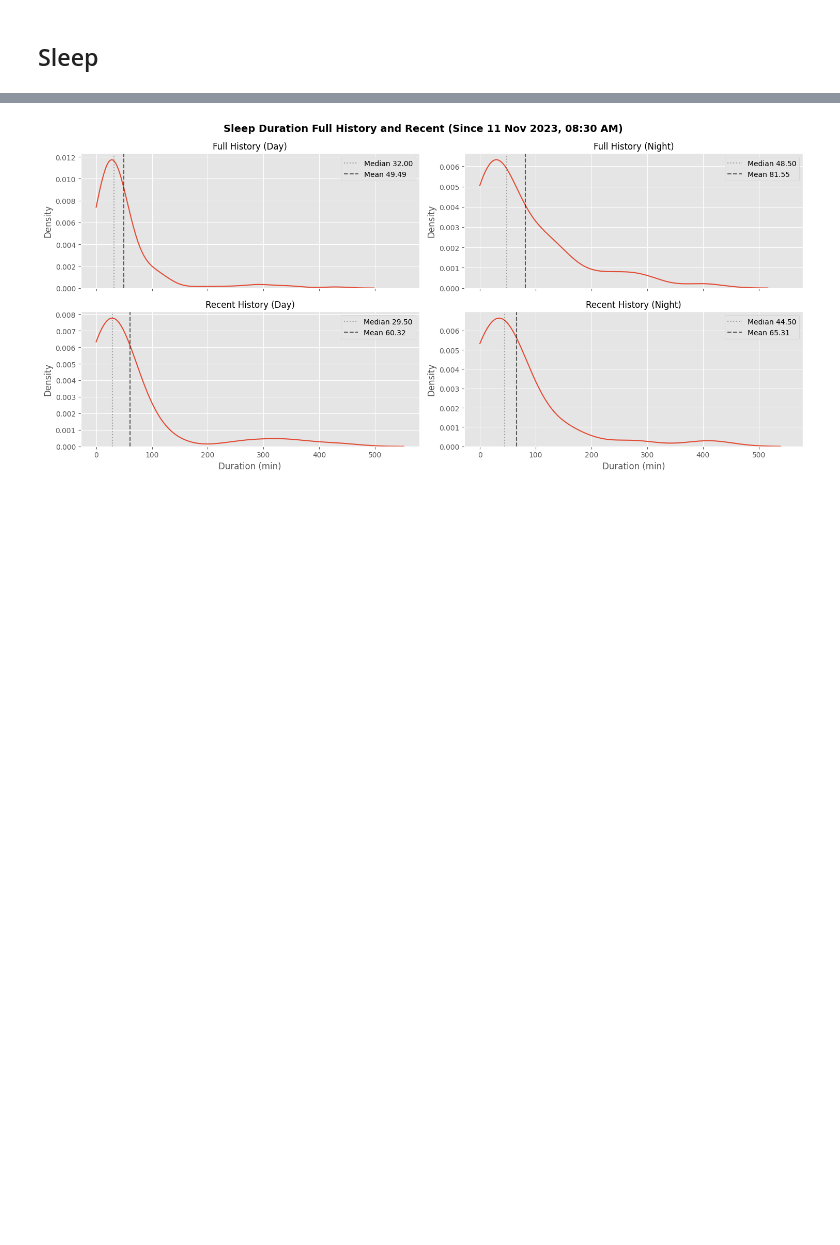
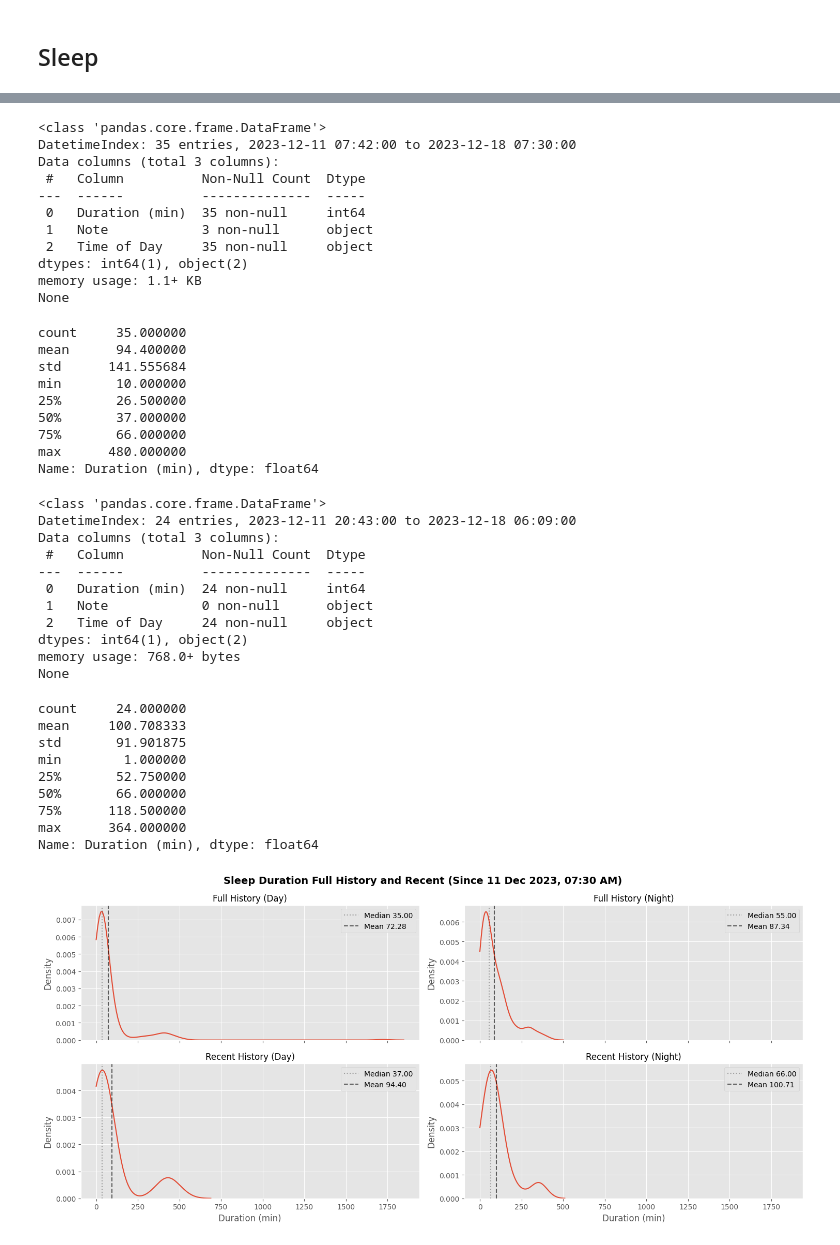
Before and after one commit to jgalloway42/andrews_baby_tracker, a Jupyter notebook: notebooks/andrews_data.ipynb, the cells around one changed output, grey strips where cells are left out. Cells and saved outputs as stored; diff of their text form; code cells hidden in the pictures; blank space fills up the shorter version.

Commit message:
fix bug in sleep cals, run new data

```diff
--- a/notebooks/andrews_data.ipynb
+++ b/notebooks/andrews_data.ipynb
@@ -332,12 +332,17 @@ _=plt.savefig(os.path.join(figure_path,'feeding_by_hour.png'),bbox_inches='tight
 # %% [markdown]
 ## Sleep
 # %%
+import locale
+locale.setlocale( locale.LC_ALL, 'en_US.UTF-8' )
+
 def time_of_day(hour):
     if hour < 7 or hour > 19:
         return 'night'
     else:
         return 'day'
+
 sleep_df = get_data(files_dict['Andrew_sleep'])
+sleep_df['Duration (min)'] = sleep_df['Duration (min)'].apply(locale.atoi)
 sleep_df['Time of Day'] = [time_of_day(x.hour) for x in sleep_df.index]
 sleep_df[~sleep_df.Note.isna()]
 # %% [output]
@@ -380,5 +399,7 @@ Recent Stats Since 11 Nov 2023, 08:30 AM
 # %%
 def plot_dist_with_mean_median(df,col,ax,title):
+    print(df.info())
+    display(df.describe()[col])
     mean,median = df.describe()[col].loc[['mean','50%']].values
     ax = sns.kdeplot(df[col],clip=(0,np.inf),ax=ax)
     ax.axvline(median,color='k',linestyle='dotted',label=f'Median {median:0.2f}',alpha=0.3)
@@ -405 +466,41 @@ _=plt.savefig(os.path.join(figure_path,'sleep_duration_day_night.png'),bbox_inch
+<class 'pandas.core.frame.DataFrame'>
+DatetimeIndex: 35 entries, 2023-12-11 07:42:00 to 2023-12-18 07:30:00
+Data columns (total 3 columns):
+ #   Column          Non-Null Count  Dtype
+---  ------          --------------  -----
+ 0   Duration (min)  35 non-null     int64
+ 1   Note            3 non-null      object
+ 2   Time of Day     35 non-null     object
+dtypes: int64(1), object(2)
+memory usage: 1.1+ KB
+None
+count     35.000000
+mean      94.400000
+std      141.555684
+min       10.000000
+25%       26.500000
+50%       37.000000
+75%       66.000000
+max      480.000000
+Name: Duration (min), dtype: float64
+<class 'pandas.core.frame.DataFrame'>
+DatetimeIndex: 24 entries, 2023-12-11 20:43:00 to 2023-12-18 06:09:00
+Data columns (total 3 columns):
+ #   Column          Non-Null Count  Dtype
+---  ------          --------------  -----
+ 0   Duration (min)  24 non-null     int64
+ 1   Note            0 non-null      object
+ 2   Time of Day     24 non-null     object
+dtypes: int64(1), object(2)
+memory usage: 768.0+ bytes
+None
+count     24.000000
+mean     100.708333
+std       91.901875
+min        1.000000
+25%       52.750000
+50%       66.000000
+75%      118.500000
+max      364.000000
+Name: Duration (min), dtype: float64
-[figure, old version]
+[figure, new version]
```
Also changed, not shown: parts of 13 cells of this notebook, 7 other files.
